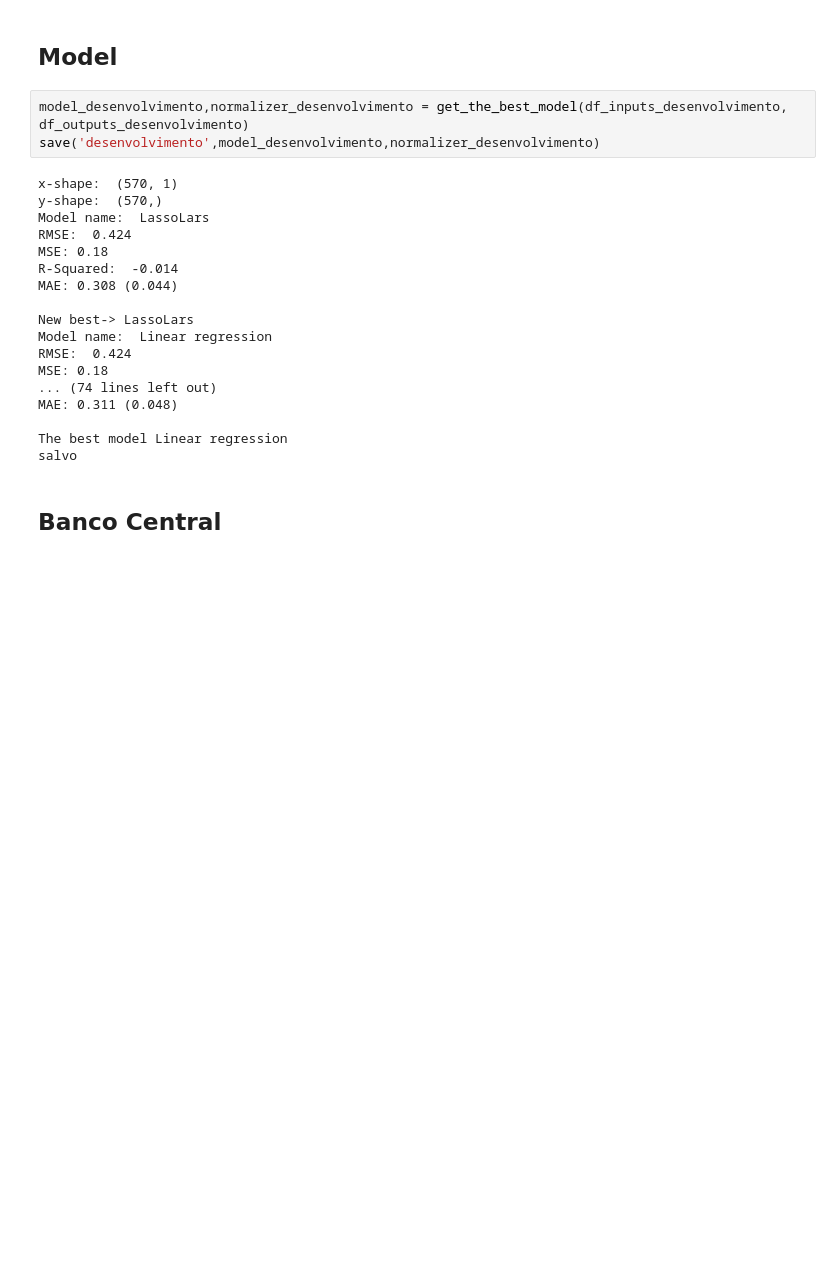
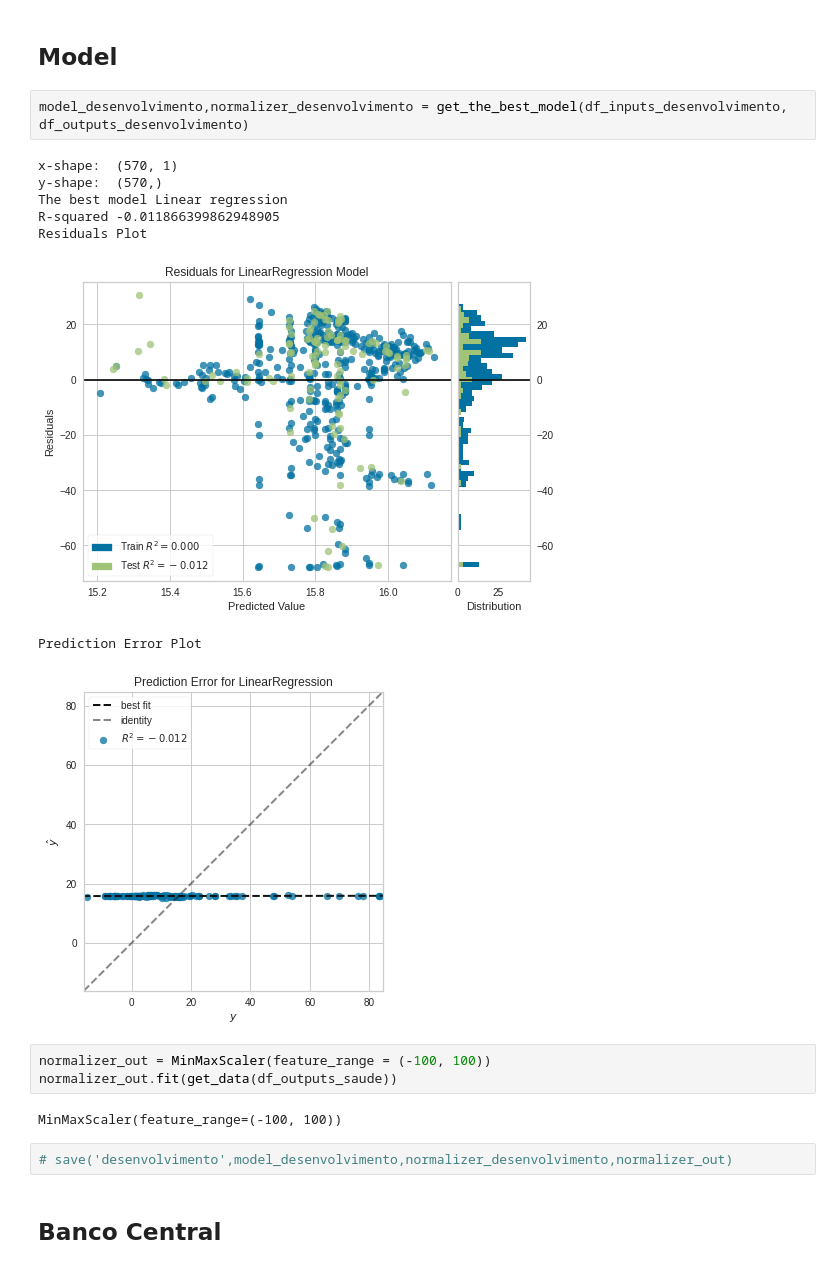
Before and after one commit to Matheus73/jogoEconomiaSensata, a Jupyter notebook: research/make_models.ipynb, the cells around one changed output. Cells and saved outputs as stored; diff of their text form; blank space fills up the shorter version.

```diff
--- a/research/make_models.ipynb
+++ b/research/make_models.ipynb
@@ -428,25 +387,22 @@ df_outputs_desenvolvimento
 ## Model
 # %%
 model_desenvolvimento,normalizer_desenvolvimento = get_the_best_model(df_inputs_desenvolvimento, df_outputs_desenvolvimento)
-save('desenvolvimento',model_desenvolvimento,normalizer_desenvolvimento)
 # %% [output]
 x-shape:  (570, 1)
 y-shape:  (570,)
-Model name:  LassoLars
-RMSE:  0.424
-MSE: 0.18
-R-Squared:  -0.014
-MAE: 0.308 (0.044)
-
-New best-> LassoLars
-Model name:  Linear regression
-RMSE:  0.424
-MSE: 0.18
-... (74 lines left out)
-MAE: 0.311 (0.048)
-
 The best model Linear regression
-salvo
+R-squared -0.011866399862948905
+Residuals Plot
+[figure, added]
+Prediction Error Plot
+[figure, added]
+# %%
+normalizer_out = MinMaxScaler(feature_range = (-100, 100))
+normalizer_out.fit(get_data(df_outputs_saude))
+# %% [output]
+MinMaxScaler(feature_range=(-100, 100))
+# %%
+# save('desenvolvimento',model_desenvolvimento,normalizer_desenvolvimento,normalizer_out)
 # %% [markdown]
 ## Banco Central
 # %% [markdown]
```
Also changed, not shown: parts of 27 cells of this notebook.
